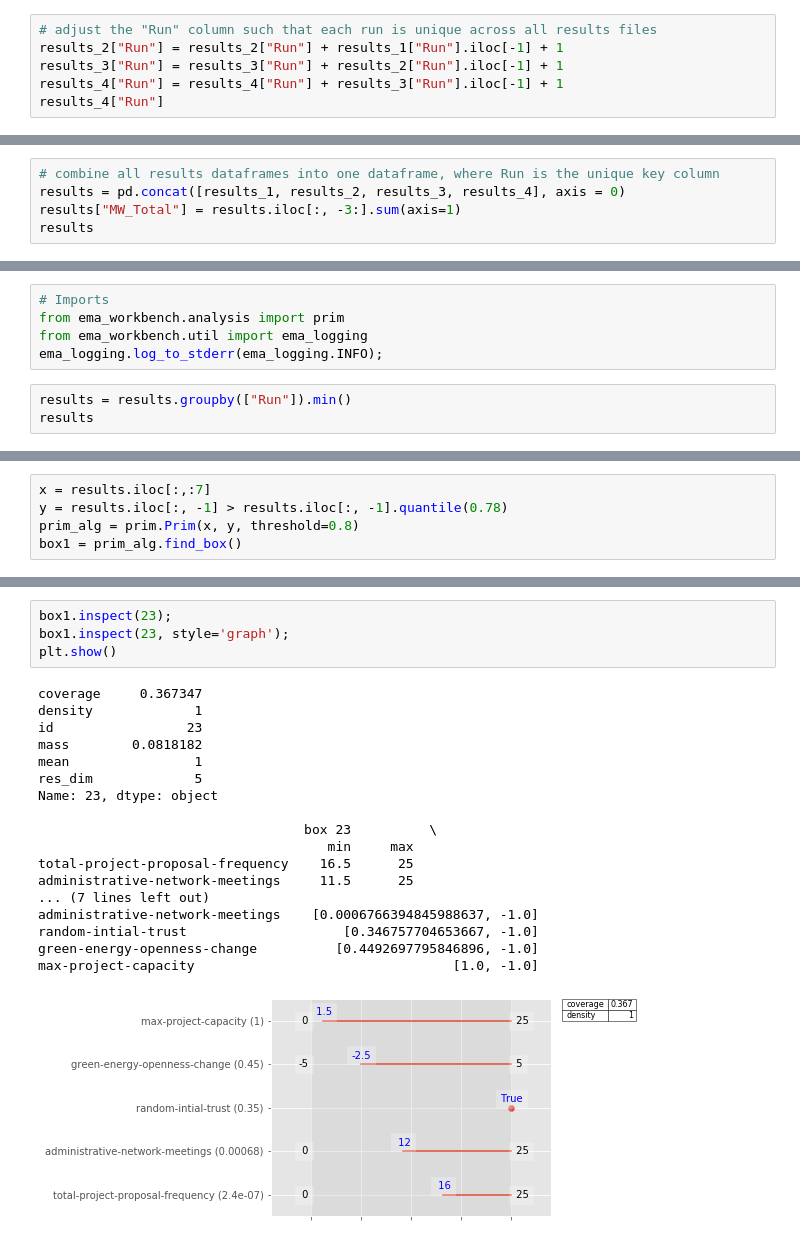
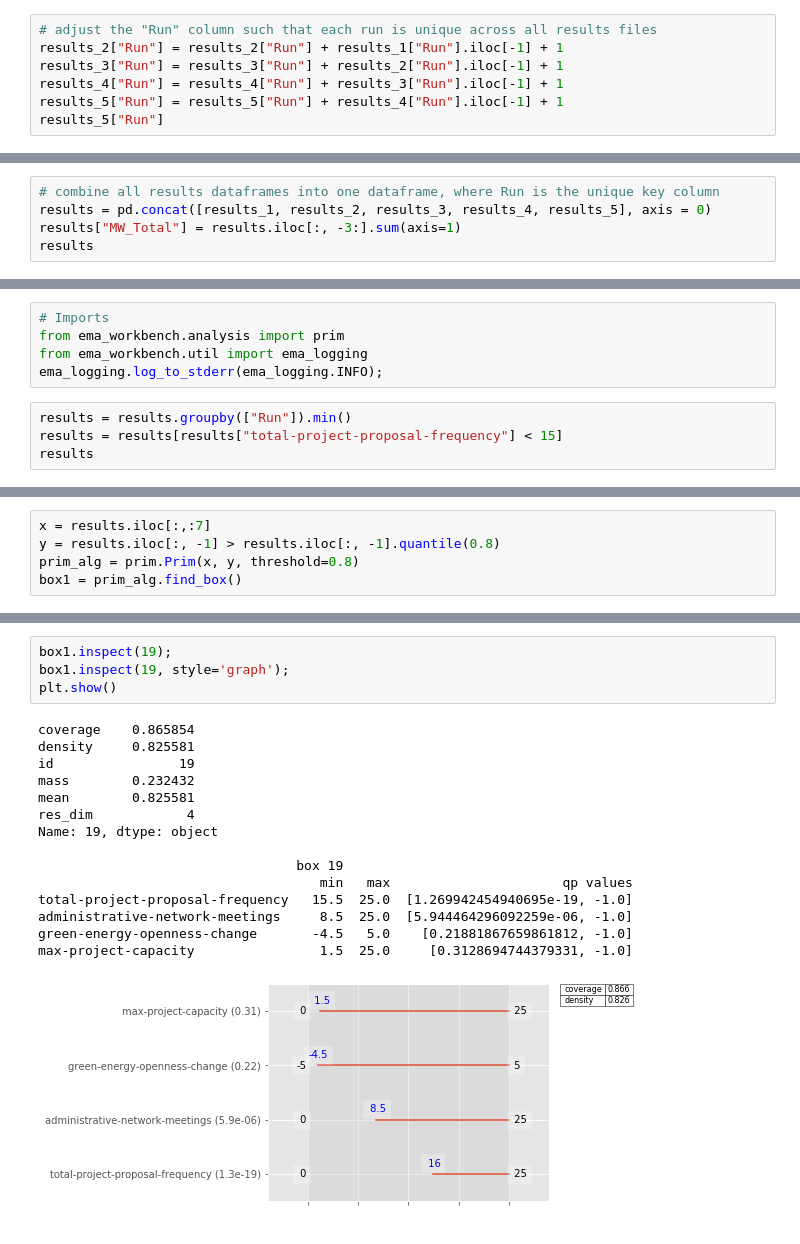
Before and after one commit to fcruztorres/ABM_Energy_Transition, a Jupyter notebook: Data Analysis with prim.ipynb, the cells around one changed output, grey strips where cells are left out. Saved outputs shown, nothing was run; the diff lists cells and outputs as text.

```diff
--- a/Data Analysis with prim.ipynb
+++ b/Data Analysis with prim.ipynb
@@ -59,5 +61,6 @@ for i,j in zip(range(1,count_parameters), range(1,count_outcomes)):
 results_2["Run"] = results_2["Run"] + results_1["Run"].iloc[-1] + 1
 results_3["Run"] = results_3["Run"] + results_2["Run"].iloc[-1] + 1
 results_4["Run"] = results_4["Run"] + results_3["Run"].iloc[-1] + 1
-results_4["Run"]
+results_5["Run"] = results_5["Run"] + results_4["Run"].iloc[-1] + 1
+results_5["Run"]
 # %% [output]
@@ -75,7 +78,7 @@ results_4["Run"]
 Name: Run, Length: 15000, dtype: int64
 # %%
 # combine all results dataframes into one dataframe, where Run is the unique key column
-results = pd.concat([results_1, results_2, results_3, results_4], axis = 0)
+results = pd.concat([results_1, results_2, results_3, results_4, results_5], axis = 0)
 results["MW_Total"] = results.iloc[:, -3:].sum(axis=1)
 results
 # %% [output]
@@ -180,6 +183,7 @@ from ema_workbench.util import ema_logging
 ema_logging.log_to_stderr(ema_logging.INFO);
 # %%
 results = results.groupby(["Run"]).min()
+results = results[results["total-project-proposal-frequency"] < 15]
 results
 # %% [output]
 |  | administrative-network-meetings | total-project-proposal-frequency | informal-meetings-frequency | green-energy-openness-change | ... |
@@ -199,6 +203,6 @@ results
 # %%
 x = results.iloc[:,:7]
-y = results.iloc[:, -1] > results.iloc[:, -1].quantile(0.78)
+y = results.iloc[:, -1] > results.iloc[:, -1].quantile(0.8)
 prim_alg = prim.Prim(x, y, threshold=0.8)
 box1 = prim_alg.find_box()
 # %% [output]
@@ -232,24 +235,21 @@ box1.peeling_trajectory
 # %%
-box1.inspect(23);
-box1.inspect(23, style='graph');
+box1.inspect(19);
+box1.inspect(19, style='graph');
 plt.show()
 # %% [output]
-coverage     0.367347
-density             1
-id                 23
-mass        0.0818182
-mean                1
-res_dim             5
-Name: 23, dtype: object
+coverage    0.865854
+density     0.825581
+id                19
+mass        0.232432
+mean        0.825581
+res_dim            4
+Name: 19, dtype: object
 
-                                  box 23          \
-                                     min     max
-total-project-proposal-frequency    16.5      25
-administrative-network-meetings     11.5      25
-... (7 lines left out)
-administrative-network-meetings    [0.0006766394845988637, -1.0]
-random-intial-trust                    [0.346757704653667, -1.0]
-green-energy-openness-change          [0.4492697795846896, -1.0]
-max-project-capacity                                 [1.0, -1.0]
+                                 box 19
+                                    min   max                      qp values
+total-project-proposal-frequency   15.5  25.0  [1.269942454940695e-19, -1.0]
+administrative-network-meetings     8.5  25.0  [5.944464296092259e-06, -1.0]
+green-energy-openness-change       -4.5   5.0    [0.21881867659861812, -1.0]
+max-project-capacity                1.5  25.0     [0.3128694744379331, -1.0]
-[figure, old version]
+[figure, new version]
 # %%
```
Also changed, not shown: parts of 10 cells of this notebook, 4 other files.
